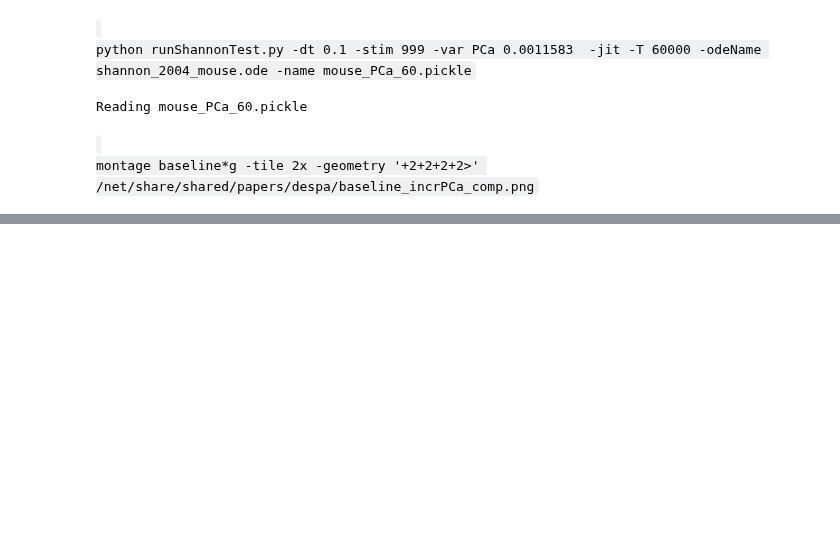
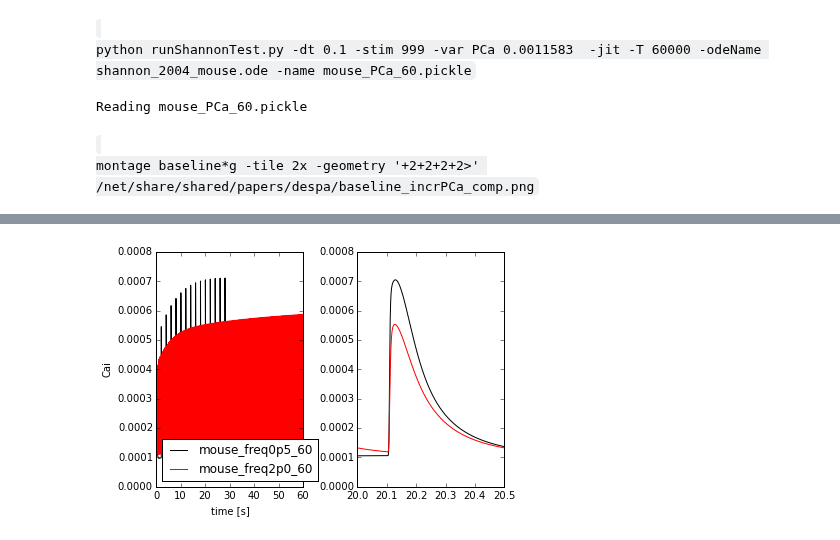
Before and after one commit to huskeypm/wholecell, a Jupyter notebook: morotti_rabbit_compare.ipynb, the cells around one changed output, grey strips where cells are left out. Cells and saved outputs as stored; diff of their text form; code cells hidden in the pictures; blank space fills up the shorter version.

```diff
--- a/morotti_rabbit_compare.ipynb
+++ b/morotti_rabbit_compare.ipynb
@@ -192,0 +203,5 @@ for i,state in enumerate(states):
+# %%
+caseExtended0p5Hz = empty()
+caseExtended0p5Hz.caseName = "mouse_freq0p5_60"
+caseExtended0p5Hz.fileName = caseExtended0p5Hz.caseName+".pickle"
+caseExtended0p5Hz.data = ao.readPickle(caseExtended0p5Hz.fileName)
@@ -192,0 +229,12 @@ for i,state in enumerate(states):
+# %%
+root="/net/share/shared/papers/despa/"
+states = ["Cai"]
+for i,state in enumerate(states):
+        ao.PlotPickleData(caseExtended0p5Hz.data,data2=caseExtended2Hz.data,idxName=state,
+                          ylabel=state,trange=[20e3,20.5e3],
+                          case1legend=caseExtended0p5Hz.caseName,
+                          case2legend=caseExtended2Hz.caseName)
+        plt.tight_layout()
+        #plt.gcf().savefig(root+"baseline_vs_IncrPCa_"+"_%s"%state+".png")
+# %% [output]
+[figure, added]
```
Also changed, not shown: parts of 20 cells of this notebook.
